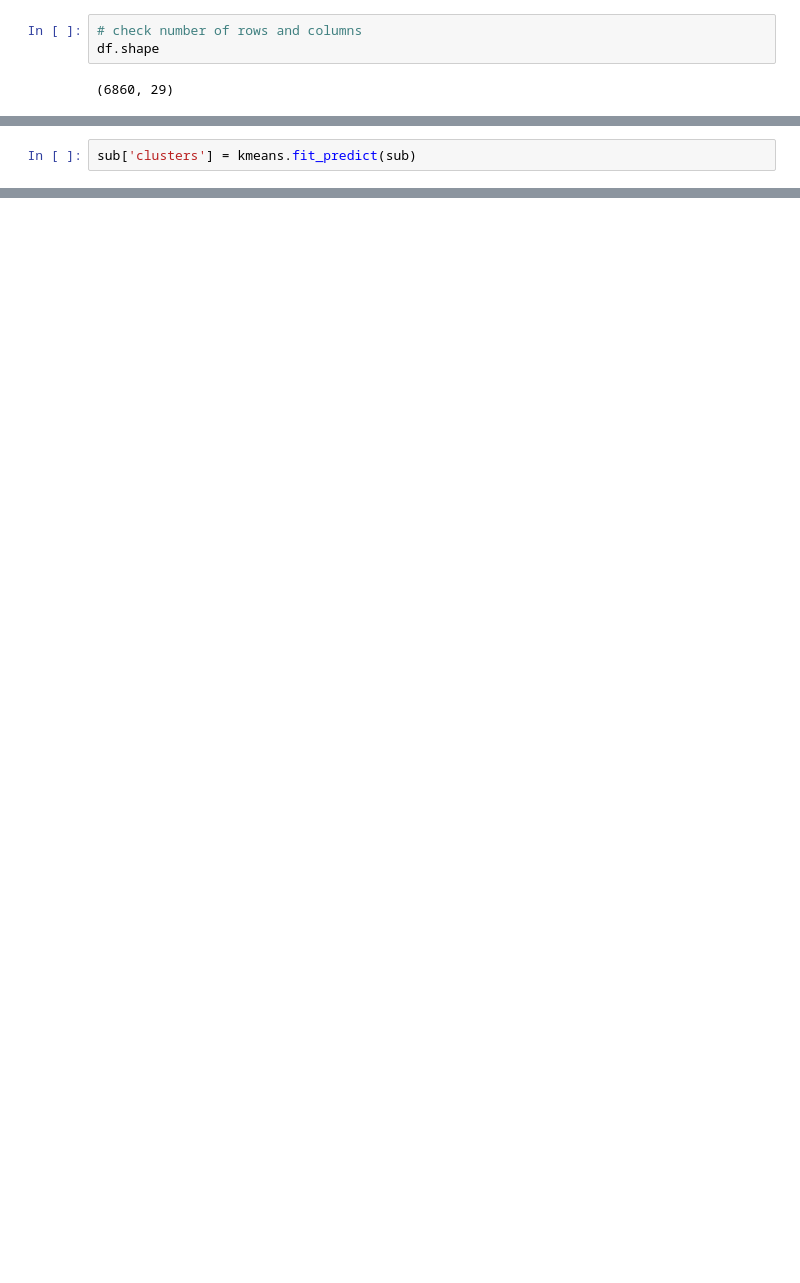
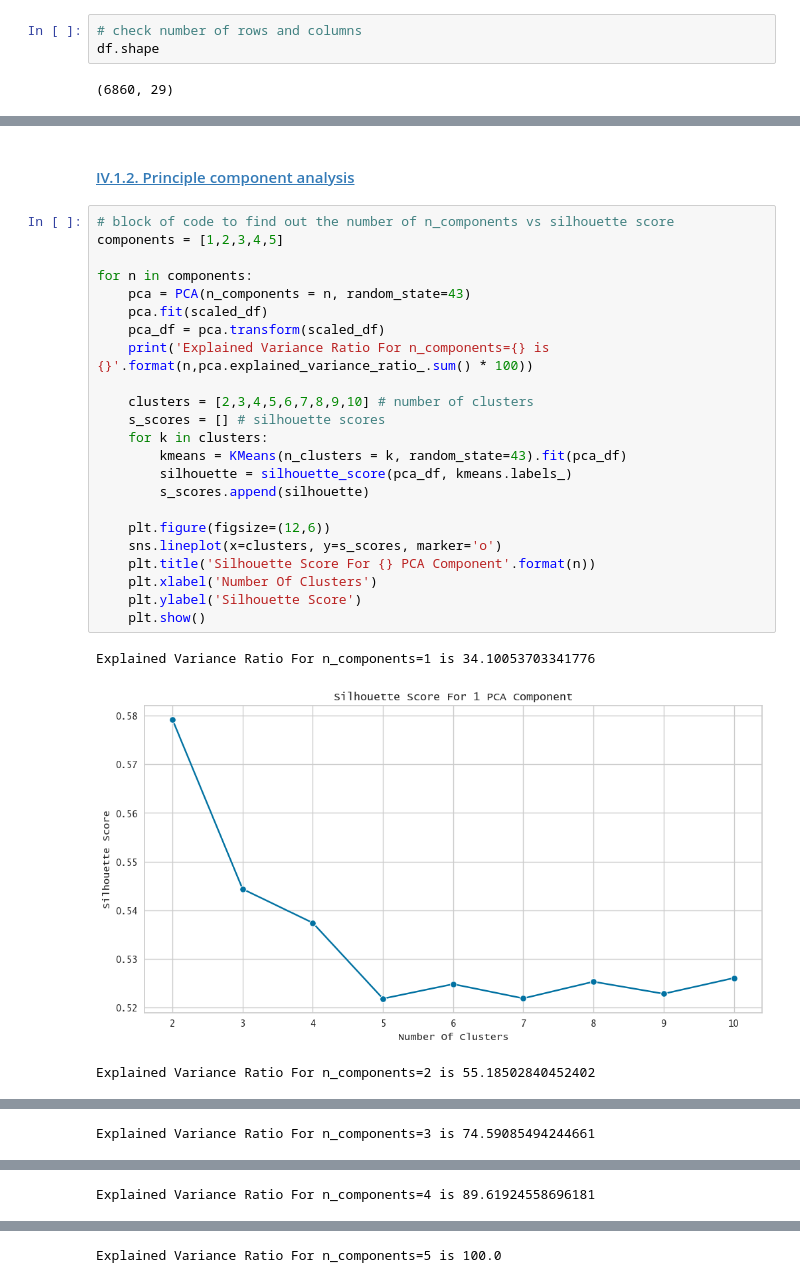
Before and after one commit to goghcore/2021-data-salary-data-analysis, a Jupyter notebook: python-scripts/05-unsupervised-machine-learning-clustering.ipynb, the cells around one changed output, grey strips where cells are left out. Cells and saved outputs as stored; diff of their text form; blank space fills up the shorter version.

```diff
--- a/python-scripts/05-unsupervised-machine-learning-clustering.ipynb
+++ b/python-scripts/05-unsupervised-machine-learning-clustering.ipynb
@@ -145,2 +78,0 @@ KMeans(n_clusters=5)
-# %%
-sub['clusters'] = kmeans.fit_predict(sub)
@@ -419,0 +192,29 @@ sub.to_csv(os.path.join(repo_dir, 'data', 'prepared-data', 'clustering.csv'), in
+# %% [markdown]
+#### <a id='toc1_4_1_2_'></a>[IV.1.2. Principle component analysis](#toc0_)
+# %%
+# block of code to find out the number of n_components vs silhouette score
+components = [1,2,3,4,5]
+
+for n in components:
+    pca = PCA(n_components = n, random_state=43)
+    pca.fit(scaled_df)
+    pca_df = pca.transform(scaled_df)
+    print('Explained Variance Ratio For n_components={} is {}'.format(n,pca.explained_variance_ratio_.sum() * 100))
+
+    clusters = [2,3,4,5,6,7,8,9,10] # number of clusters
+    s_scores = [] # silhouette scores
+    for k in clusters:
+        kmeans = KMeans(n_clusters = k, random_state=43).fit(pca_df)
+        silhouette = silhouette_score(pca_df, kmeans.labels_)
+        s_scores.append(silhouette)
+
+    plt.figure(figsize=(12,6))
+    sns.lineplot(x=clusters, y=s_scores, marker='o')
+    plt.title('Silhouette Score For {} PCA Component'.format(n))
+    plt.xlabel('Number Of Clusters')
+    plt.ylabel('Silhouette Score')
+    plt.show()
+# %% [output]
+Explained Variance Ratio For n_components=1 is 34.10053703341776
+[figure, added]
+Explained Variance Ratio For n_components=2 is 55.18502840452402
@@ -419,0 +222 @@ sub.to_csv(os.path.join(repo_dir, 'data', 'prepared-data', 'clustering.csv'), in
+Explained Variance Ratio For n_components=3 is 74.59085494244661
@@ -419,0 +224 @@ sub.to_csv(os.path.join(repo_dir, 'data', 'prepared-data', 'clustering.csv'), in
+Explained Variance Ratio For n_components=4 is 89.61924558696181
@@ -419,0 +226 @@ sub.to_csv(os.path.join(repo_dir, 'data', 'prepared-data', 'clustering.csv'), in
+Explained Variance Ratio For n_components=5 is 100.0
```
Also changed, not shown: parts of 101 cells of this notebook.
